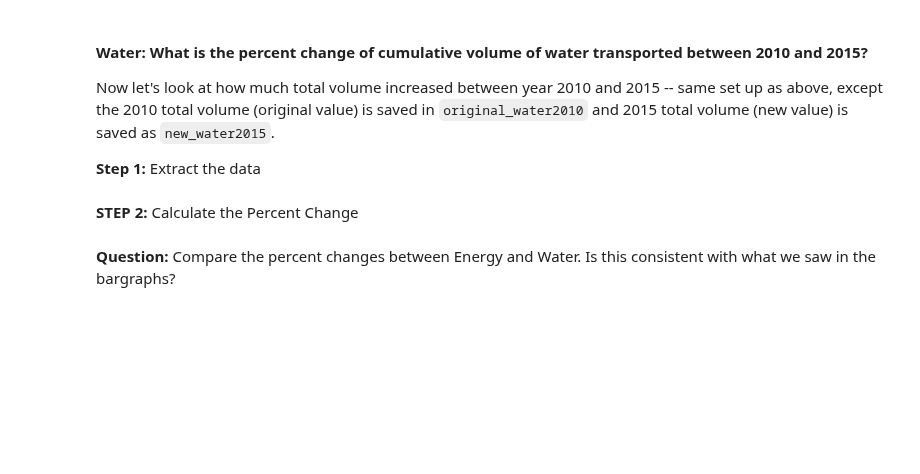
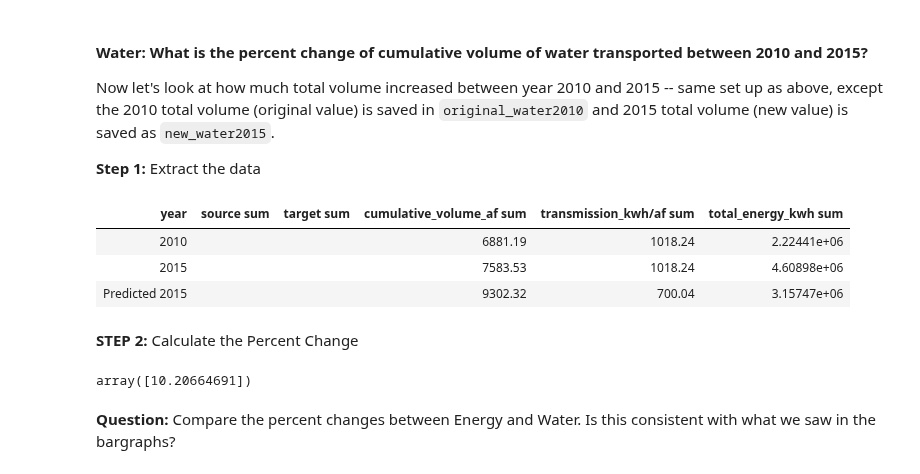
Before and after one commit to ds-modules/CE-110, a Jupyter notebook: network/CE-110_Lab_4.19.19.ipynb, the cells around one changed output. Saved outputs shown, nothing was run; the diff lists cells and outputs as text; code cells hidden in the pictures; blank space fills up the shorter version.

```diff
--- a/network/CE-110_Lab_4.19.19.ipynb
+++ b/network/CE-110_Lab_4.19.19.ipynb
@@ -479,4 +595,11 @@ new_energy2015 = daly_city_sum.where(...).column(...)
 Now let's look at how much total volume increased between year 2010 and 2015 -- same set up as above, except the 2010 total volume (original value) is saved in `original_water2010` and 2015 total volume (new value) is saved as `new_water2015`.
 
 **Step 1:** Extract the data
+# %%
+daly_city_sum
+# %% [output]
+| year | source sum | target sum | cumulative_volume_af sum | transmission_kwh/af sum | total_energy_kwh sum |
+| 2010 |  |  | 6881.19 | 1018.24 | 2.22441e+06 |
+| 2015 |  |  | 7583.53 | 1018.24 | 4.60898e+06 |
+| Predicted 2015 |  |  | 9302.32 | 700.04 | 3.15747e+06 |
 # %%
@@ -487,6 +610,9 @@ new_water2015 = daly_city_sum.where(...).column(...)
 **STEP 2:** Calculate the Percent Change
 # %%
 # YOUR CODE HERE
+(new_water2015 - original_water2010)/original_water2010*100
+# %% [output]
+array([10.20664691])
 # %% [markdown]
 **Question:** Compare the percent changes between Energy and Water. Is this consistent with what we saw in the bargraphs?
 # %% [markdown]
```
Also changed, not shown: parts of 23 cells of this notebook, 16 other files.
